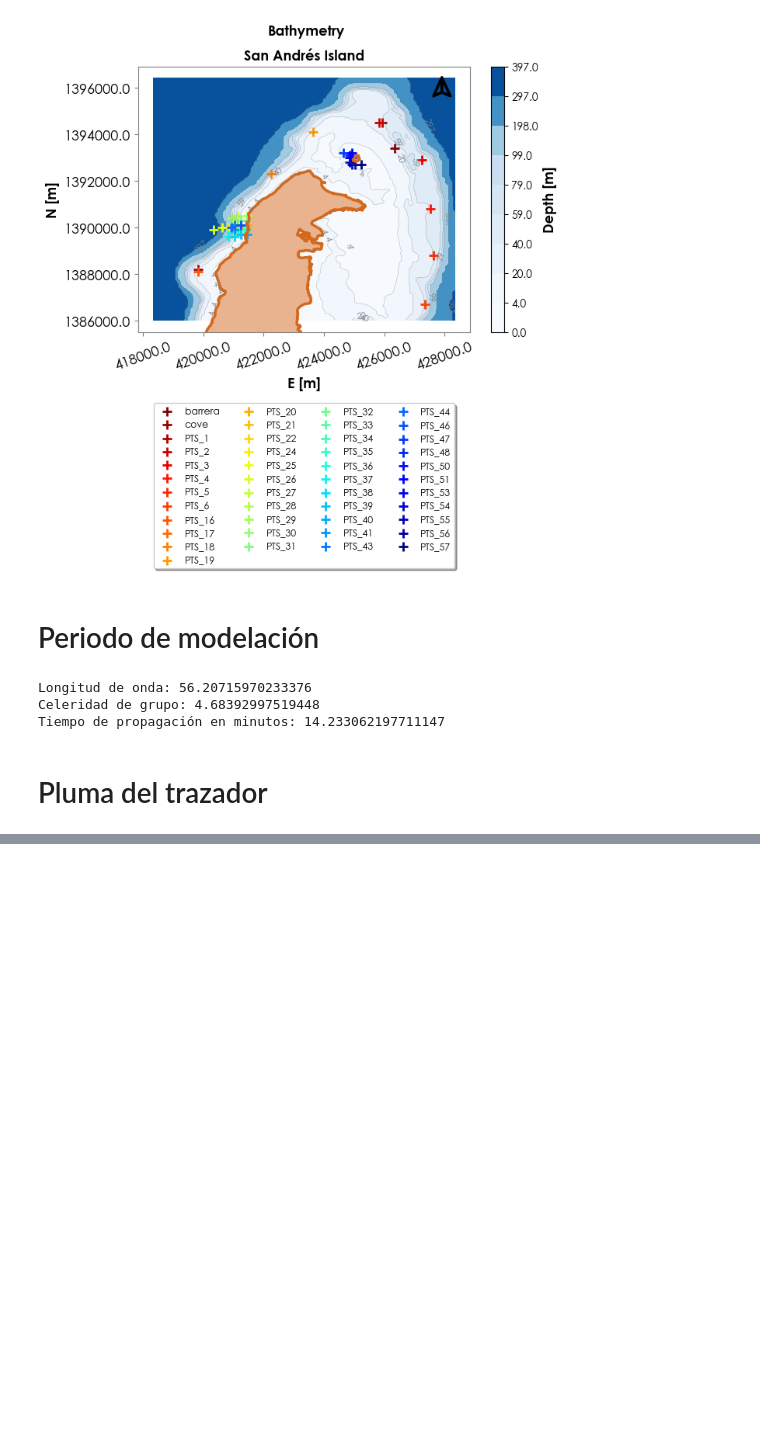
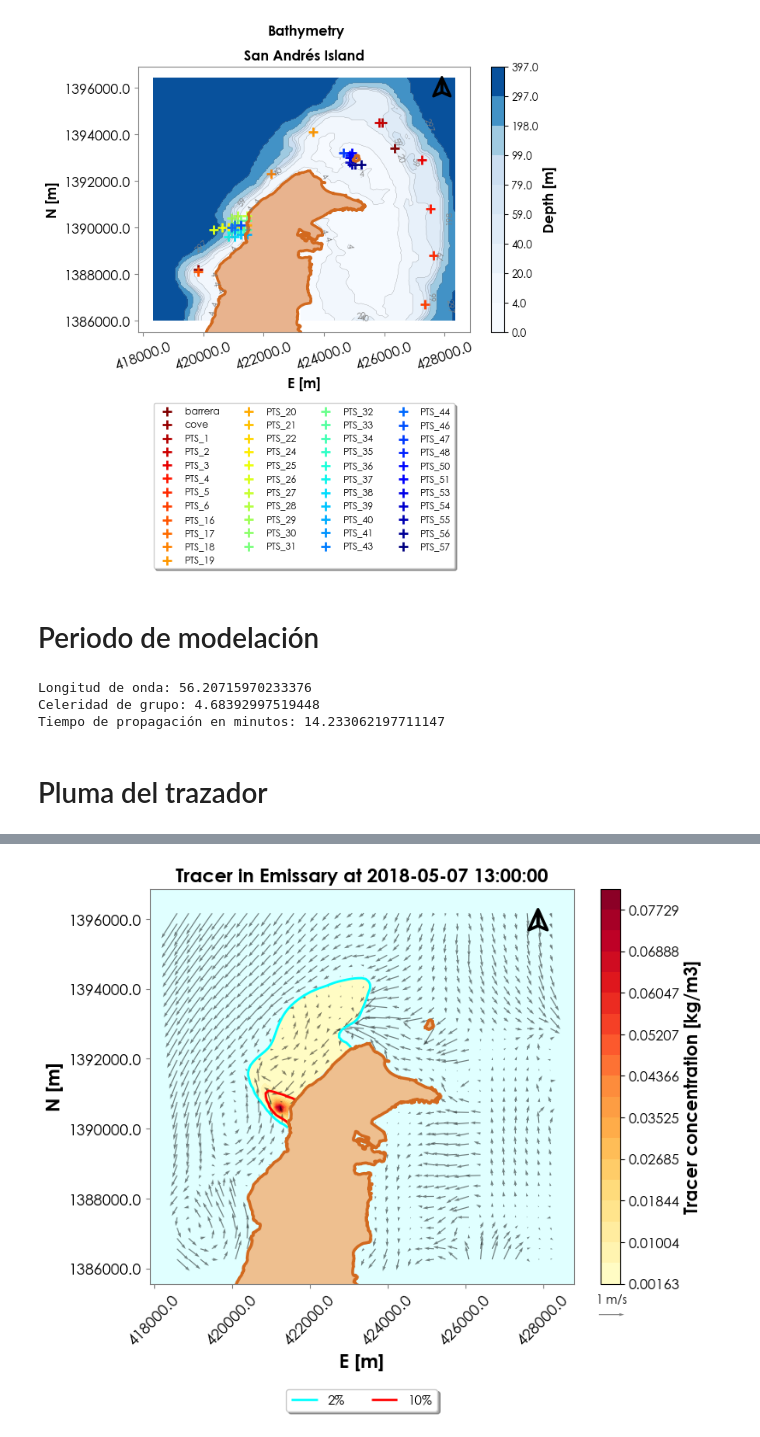
Before and after one commit to paespinosao/Master_Hydraulic_Resources, a Jupyter notebook: ESCENARIOS/DISCHARGES_SCENARIOS.ipynb, the cells around one changed output, grey strips where cells are left out. Drawn from its saved outputs; the diff is of its cells as text; code cells hidden in the pictures; blank space fills up the shorter version.

```diff
--- a/ESCENARIOS/DISCHARGES_SCENARIOS.ipynb
+++ b/ESCENARIOS/DISCHARGES_SCENARIOS.ipynb
@@ -382 +380,15 @@ NameError: name 'figure_tracer' is not defined
+# %%
+time_ind = 150
+min_percen = 2
+max_percen = 10
+figure_tracer(zone = 'Emissary', dic_vel = dic_velocity, dic_tracer= dic_tracer ,
+                df_lc= df_lc, time_ind = time_ind, time_model = time_model[time_ind],
+                slide = 3, colormap= cm.YlOrRd, size = (8, 6),
+                min_percen = min_percen, max_percen = max_percen,
+                min_level = np.nanmax(dic_tracer['Val'][time_ind,:,:])*min_percen/100,
+                max_level= np.nanmax(dic_tracer['Val'][time_ind,:,:]),
+                quiver_scale= 10, quiver_lenght= 0.6, delta = 500,
+                set_limits= False, active_tracker = False,active_puntos_obs = False,bottom_legend = -0.25)
+# %% [output]
+[figure, added]
 # %%
```
Also changed, not shown: parts of 5 cells of this notebook, 17 other files.
